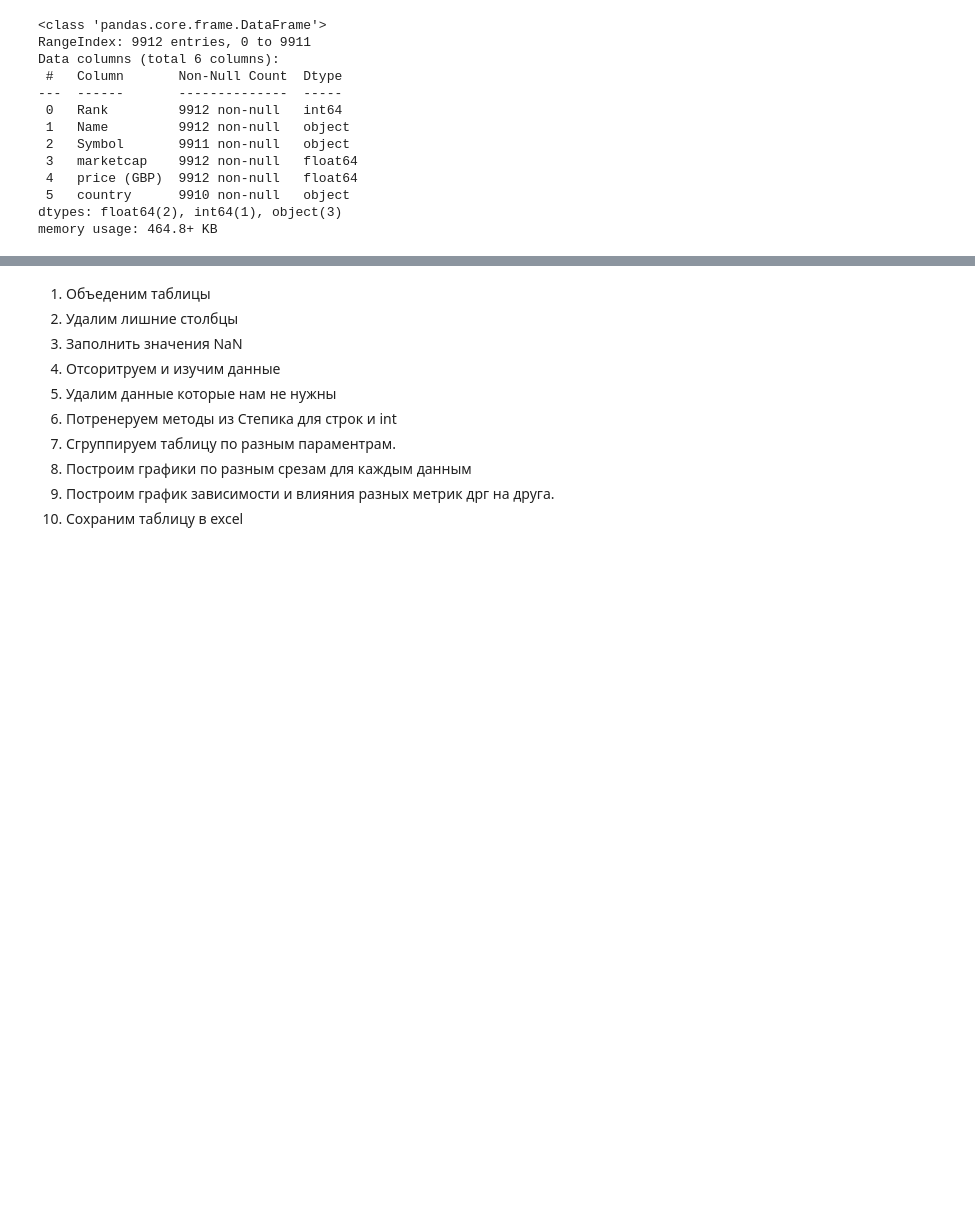
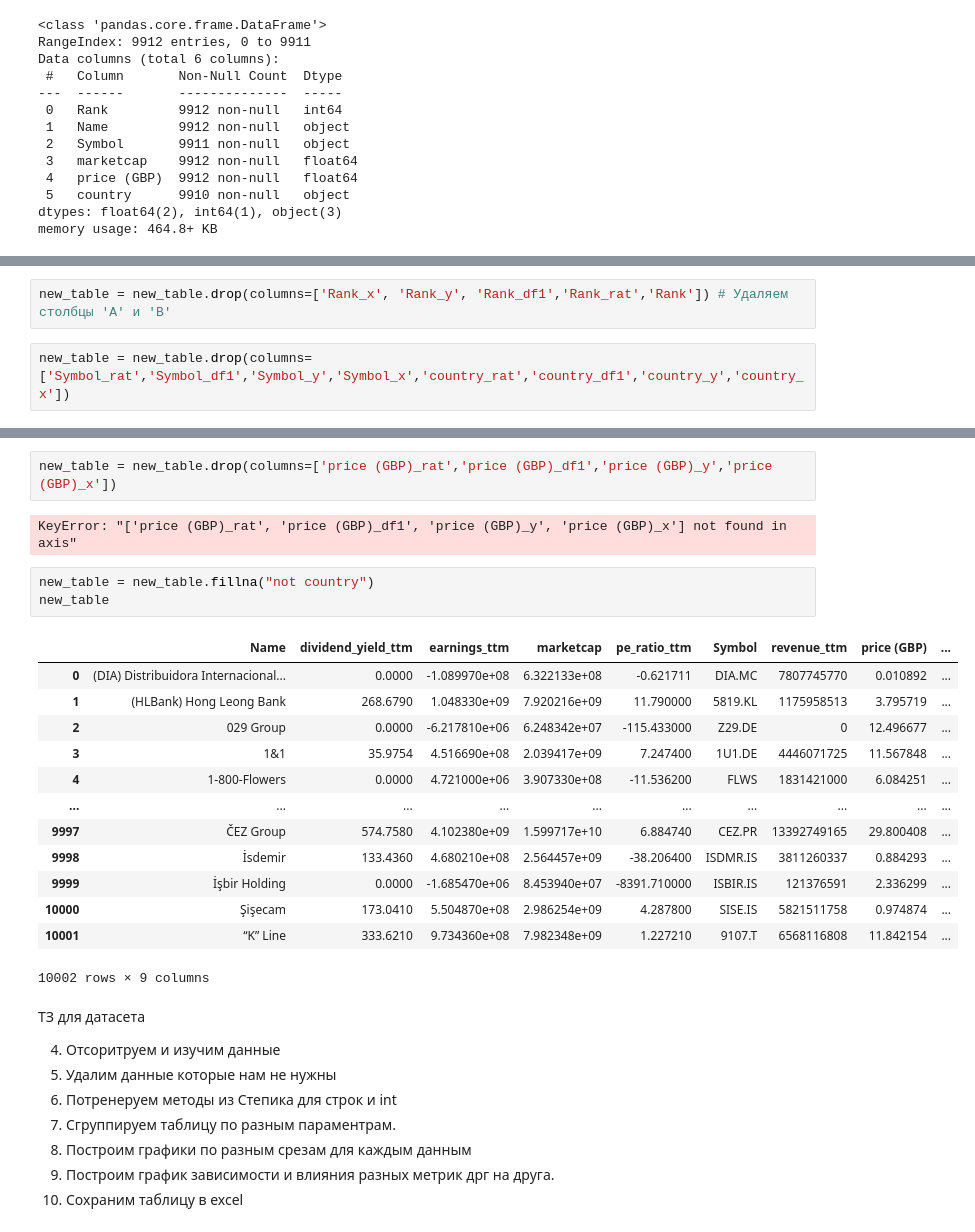
Before and after one commit to mks2607/Data_mks, a Jupyter notebook: Company.ipynb, the cells around one changed output, grey strips where cells are left out. Drawn from its saved outputs; the diff is of its cells as text; blank space fills up the shorter version.

```diff
--- a/Company.ipynb
+++ b/Company.ipynb
@@ -125,0 +192,4 @@ df_market
+# %%
+new_table = new_table.drop(columns=['Rank_x', 'Rank_y', 'Rank_df1','Rank_rat','Rank']) # Удаляем столбцы 'A' и 'B'
+# %%
+new_table = new_table.drop(columns=['Symbol_rat','Symbol_df1','Symbol_y','Symbol_x','country_rat','country_df1','country_y','country_x'])
@@ -126,7 +215,28 @@ df_market
+# %%
+new_table = new_table.drop(columns=['price (GBP)_rat','price (GBP)_df1','price (GBP)_y','price (GBP)_x'])
+# %% [output]
+KeyError: "['price (GBP)_rat', 'price (GBP)_df1', 'price (GBP)_y', 'price (GBP)_x'] not found in axis"
+# %%
+new_table = new_table.fillna("not country")
+new_table
+# %% [output]
+|  | Name | dividend_yield_ttm | earnings_ttm | marketcap | pe_ratio_ttm | Symbol | revenue_ttm | price (GBP) | ... |
+| 0 | (DIA) Distribuidora Internacional... | 0.0000 | -1.089970e+08 | 6.322133e+08 | -0.621711 | DIA.MC | 7807745770 | 0.010892 | ... |
+| 1 | (HLBank) Hong Leong Bank | 268.6790 | 1.048330e+09 | 7.920216e+09 | 11.790000 | 5819.KL | 1175958513 | 3.795719 | ... |
+| 2 | 029 Group | 0.0000 | -6.217810e+06 | 6.248342e+07 | -115.433000 | Z29.DE | 0 | 12.496677 | ... |
+| 3 | 1&1 | 35.9754 | 4.516690e+08 | 2.039417e+09 | 7.247400 | 1U1.DE | 4446071725 | 11.567848 | ... |
+| 4 | 1-800-Flowers | 0.0000 | 4.721000e+06 | 3.907330e+08 | -11.536200 | FLWS | 1831421000 | 6.084251 | ... |
+| ... | ... | ... | ... | ... | ... | ... | ... | ... | ... |
+| 9997 | ČEZ Group | 574.7580 | 4.102380e+09 | 1.599717e+10 | 6.884740 | CEZ.PR | 13392749165 | 29.800408 | ... |
+| 9998 | İsdemir | 133.4360 | 4.680210e+08 | 2.564457e+09 | -38.206400 | ISDMR.IS | 3811260337 | 0.884293 | ... |
+| 9999 | İşbir Holding | 0.0000 | -1.685470e+06 | 8.453940e+07 | -8391.710000 | ISBIR.IS | 121376591 | 2.336299 | ... |
+| 10000 | Şişecam | 173.0410 | 5.504870e+08 | 2.986254e+09 | 4.287800 | SISE.IS | 5821511758 | 0.974874 | ... |
+| 10001 | “K” Line | 333.6210 | 9.734360e+08 | 7.982348e+09 | 1.227210 | 9107.T | 6568116808 | 11.842154 | ... |
+10002 rows × 9 columns
 # %% [markdown]
-1. Объеденим таблицы
-2. Удалим лишние столбцы
-3. Заполнить значения NaN
+ТЗ для датасета
+
+
 4. Отсоритруем и изучим данные
 5. Удалим данные которые нам не нужны
 6. Потренеруем методы из Степика для строк и int
```
Also changed, not shown: parts of 10 cells of this notebook.
